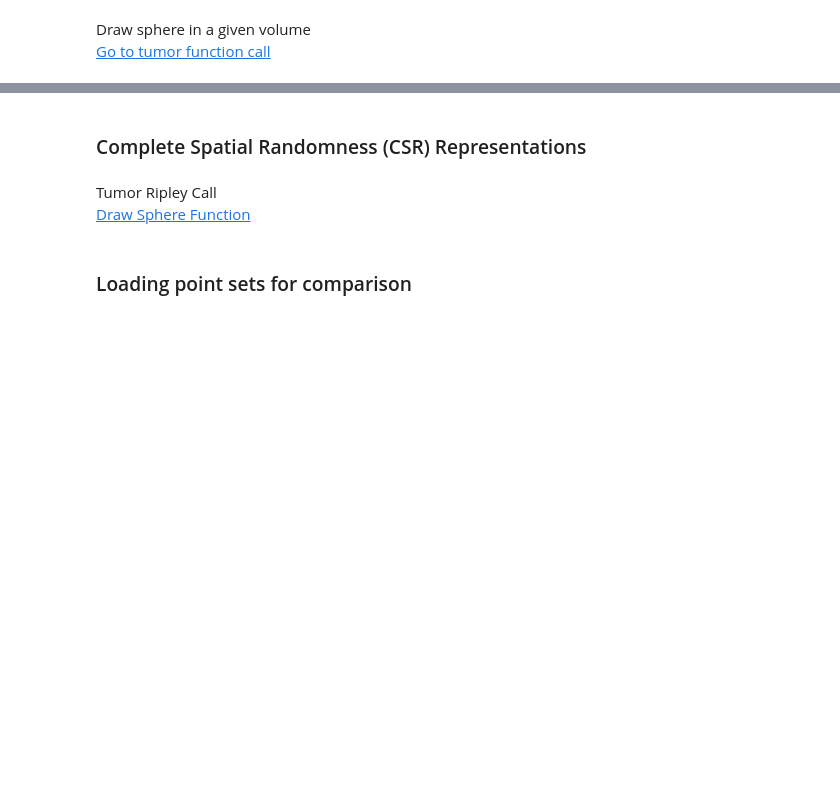
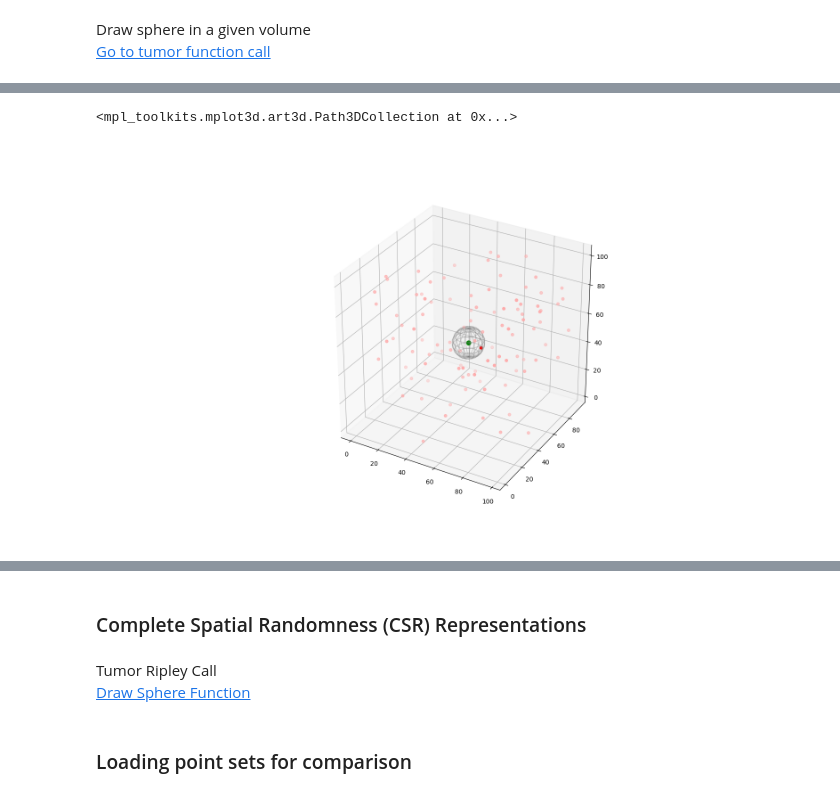
Before and after one commit to dkermany/mdspacer, a Jupyter notebook: ipynb/confocal_3D/Spatial3D.ipynb, the cells around one changed output, grey strips where cells are left out. Cells and saved outputs as stored; diff of their text form; code cells hidden in the pictures; blank space fills up the shorter version.

```diff
--- a/ipynb/confocal_3D/Spatial3D.ipynb
+++ b/ipynb/confocal_3D/Spatial3D.ipynb
@@ -634,46 +815,55 @@ def sample_clustered_points(points):
     return np.array(new_points)
 # %%
 ### Visualize Multivariate Points Within Sphere
-random_DTC = stats.uniform.rvs(loc=0, scale=100, size=(100,3))
-random_NG2 = sample_clustered_points(random_DTC)
+scale = 10
+
+# random_DTC = stats.uniform.rvs(loc=0, scale=100, size=(100,3))
+# random_NG2 = sample_clustered_points(random_DTC)
 random_NG2 = stats.uniform.rvs(loc=0, scale=100, size=(100,3))
 # random_NG2 = stats.skewnorm.rvs(a=4, loc=50, scale=25, size=(100,3))
 
-DTC_tree = spatial.cKDTree(random_DTC)
+# DTC_tree = spatial.cKDTree(random_DTC)
 NG2_tree = spatial.cKDTree(random_NG2)
 
-DTC_idx_in = DTC_tree.query_ball_point((50,50,50), 20)
-NG2_idx_in = NG2_tree.query_ball_point((50,50,50), 20)
+# DTC_idx_in = DTC_tree.query_ball_point((50,50,50), scale)
+NG2_idx_in = NG2_tree.query_ball_point((50,50,50), scale)
 # %%
-DTC_idx_out = np.ones(len(random_DTC), bool); DTC_idx_out[DTC_idx_in] = 0
+# DTC_idx_out = np.ones(len(random_DTC), bool); DTC_idx_out[DTC_idx_in] = 0
 NG2_idx_out = np.ones(len(random_NG2), bool); NG2_idx_out[NG2_idx_in] = 0
 
-DTC_inside, DTC_outside = random_DTC[DTC_idx_in], random_DTC[DTC_idx_out]
+# DTC_inside, DTC_outside = random_DTC[DTC_idx_in], random_DTC[DTC_idx_out]
 NG2_inside, NG2_outside = random_NG2[NG2_idx_in], random_NG2[NG2_idx_out]
 
-DTC_ix, DTC_ox = DTC_inside[:, 0], DTC_outside[:, 0]
-DTC_iy, DTC_oy = DTC_inside[:, 1], DTC_outside[:, 1]
-DTC_iz, DTC_oz = DTC_inside[:, 2], DTC_outside[:, 2]
+# DTC_ix, DTC_ox = DTC_inside[:, 0], DTC_outside[:, 0]
+# DTC_iy, DTC_oy = DTC_inside[:, 1], DTC_outside[:, 1]
+# DTC_iz, DTC_oz = DTC_inside[:, 2], DTC_outside[:, 2]
 
 NG2_ix, NG2_ox = NG2_inside[:, 0], NG2_outside[:, 0]
 NG2_iy, NG2_oy = NG2_inside[:, 1], NG2_outside[:, 1]
 NG2_iz, NG2_oz = NG2_inside[:, 2], NG2_outside[:, 2]
 
 fig = plt.figure()
 ax = fig.add_subplot(projection='3d')
 set_aspect_ratio_equal(ax)
-ax.scatter(DTC_ix,DTC_iy,DTC_iz, color="orange",marker="o", depthshade=0)
-ax.scatter(DTC_ox,DTC_oy,DTC_oz,color="gold",marker="o", depthshade=1)
-ax.scatter(NG2_ix,NG2_iy,NG2_iz, color="blue",marker="o", depthshade=0)
-ax.scatter(NG2_ox,NG2_oy,NG2_oz,color="skyblue",marker="o", depthshade=1)
+# ax.scatter(DTC_ix,DTC_iy,DTC_iz, color="orange",marker="o", depthshade=0)
+# ax.scatter(DTC_ox,DTC_oy,DTC_oz,color="gold",marker="o", depthshade=1)
+# ax.scatter(NG2_ix,NG2_iy,NG2_iz, color="blue",marker="o", depthshade=0)
+# ax.scatter(NG2_ox,NG2_oy,NG2_oz,color="skyblue",marker="o", depthshade=1)
+# ax.scatter(DTC_ix,DTC_iy,DTC_iz, color="green",marker="o", depthshade=0)
+# ax.scatter(DTC_ox,DTC_oy,DTC_oz,color="green",marker="o", depthshade=1)
+ax.scatter(NG2_ix,NG2_iy,NG2_iz, color="#f00",marker="o", depthshade=True)
+ax.scatter(NG2_ox,NG2_oy,NG2_oz,color="#ffaaaa",marker="o", depthshade=True)
 
-scale = 20
 # draw sphere
 u, v = np.mgrid[0:2*np.pi:20j, 0:np.pi:10j]
 cx = scale*np.cos(u)*np.sin(v)+50
 cy = scale*np.sin(u)*np.sin(v)+50
 cz = scale*np.cos(v)+50
 ax.plot_wireframe(cx, cy, cz, color="gray", alpha=0.3)
+ax.scatter(50, 50, 50, color="green", marker="o", s=50, depthshade=True)
+# %% [output]
+<mpl_toolkits.mplot3d.art3d.Path3DCollection at 0x...>
+[figure, added]
 # %%
 # For this rectangular test case, volume_mask is just an array of ones
 
```
Also changed, not shown: parts of 20 cells of this notebook.
